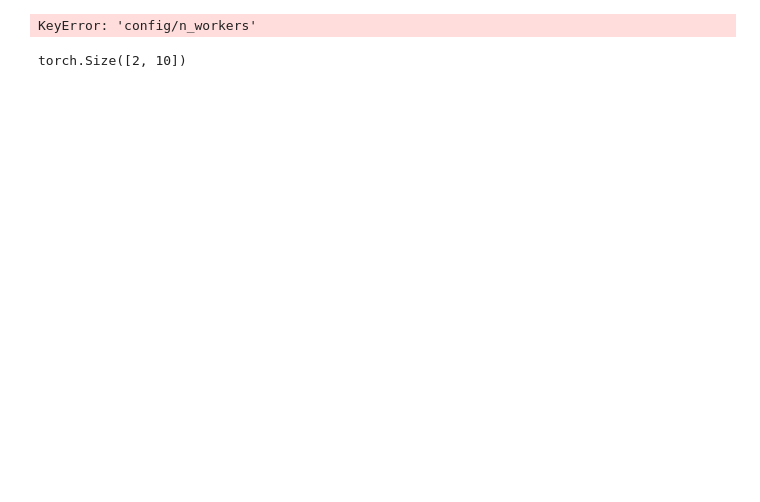
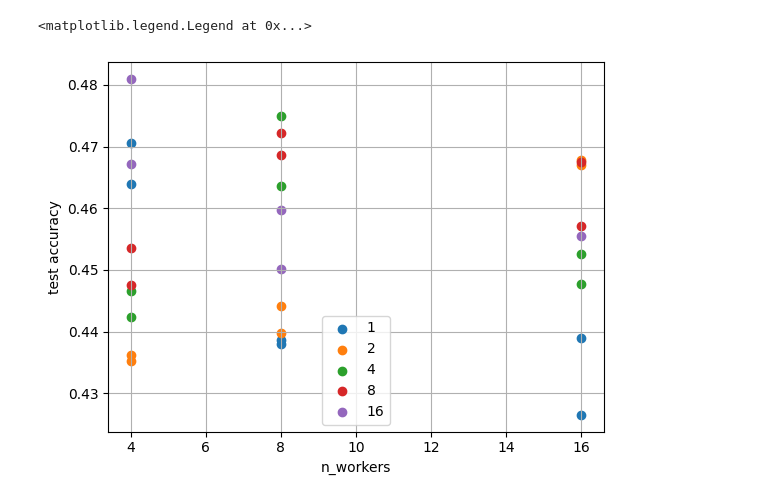
Before and after one commit to maxi-fr/distributed-learning, a Jupyter notebook: test_notebook.ipynb, the cells around one changed output. Drawn from its saved outputs; the diff is of its cells as text; code cells hidden in the pictures; blank space fills up the shorter version.

```diff
--- a/test_notebook.ipynb
+++ b/test_notebook.ipynb
@@ -77,31 +77,25 @@ df = gen_dataframe(folder)
 
 # hyper_params_heatmap(df, "local_opt.lr", "local_opt.weight_decay", True, True)#, "val_loss", "min", True)
 # hyper_params_heatmap(df, "local_batch_size", "local_opt.lr", False, True, "val_acc", "max", False)
-hyper_params_heatmap(df, "n_workers", "n_local_steps", False, False, "test_acc")
+# hyper_params_heatmap(df, "n_workers", "n_local_steps", False, False, "test_acc")
 # plt.savefig(os.path.join(folder, "heatmap_plot.png"))
-# %% [output]
-KeyError: 'config/n_workers'
-# %%
-import torch
-
-a = torch.zeros(10).flatten()
-
-torch.vstack([a, a]).shape
-# %% [output]
-torch.Size([2, 10])
 # %%
 
 # plt.scatter(df[df["config/local_opt.lr_scaling"] == "linear"]["config/n_workers"], df[df["config/local_opt.lr_scaling"] == "linear"]["test_acc"], label="linear scaling")
 # plt.scatter(df[df["config/local_opt.lr_scaling"] != "linear"]["config/n_workers"], df[df["config/local_opt.lr_scaling"] != "linear"]["test_acc"], label="sqrt scaling")
-
+for c, d in df.groupby("config/n_local_steps"):
+    plt.scatter(d["config/n_workers"], d["test_acc"], label=c)
 
 # plt.xscale("log")
 # plt.xlabel("local learning rate")
 plt.xlabel("n_workers")
 plt.ylabel("test accuracy")
 # opt_ind = np.argmax(df["val_acc"])
 # plt.scatter(x, y)
 # plt.scatter(df["config/local_opt.lr"][opt_ind], df["val_acc"][opt_ind], c="r", marker="*", label=f"Optimum: {df["val_acc"][opt_ind]}")
 plt.grid()
 plt.legend()
 # plt.savefig(os.path.join(folder, "results.png"))
+# %% [output]
+<matplotlib.legend.Legend at 0x...>
+[figure, added]
```
Also changed, not shown: parts of 1 cell of this notebook, 2 other files.
